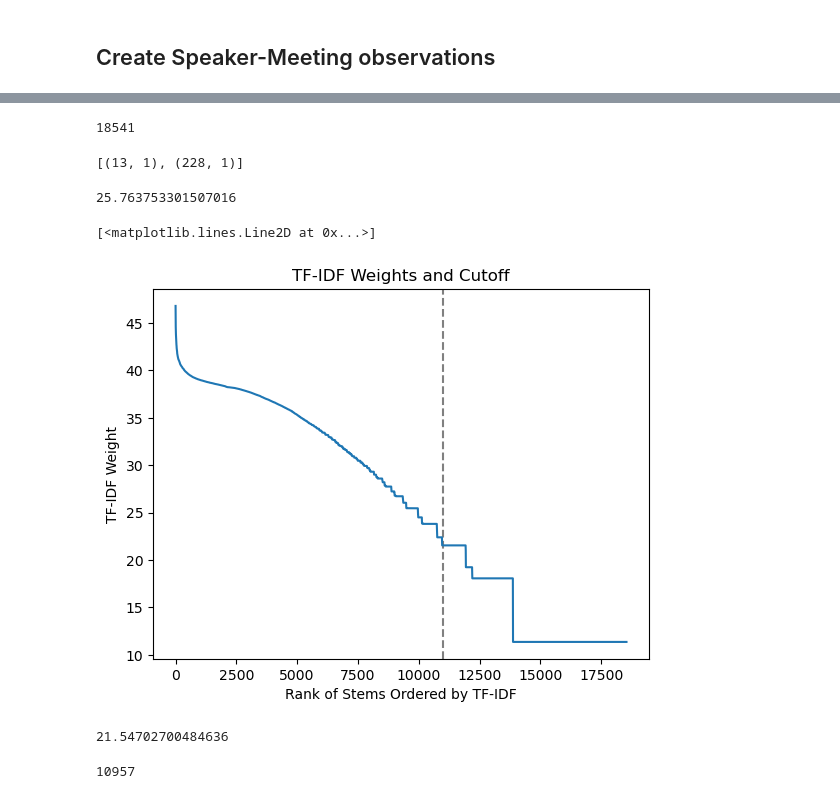
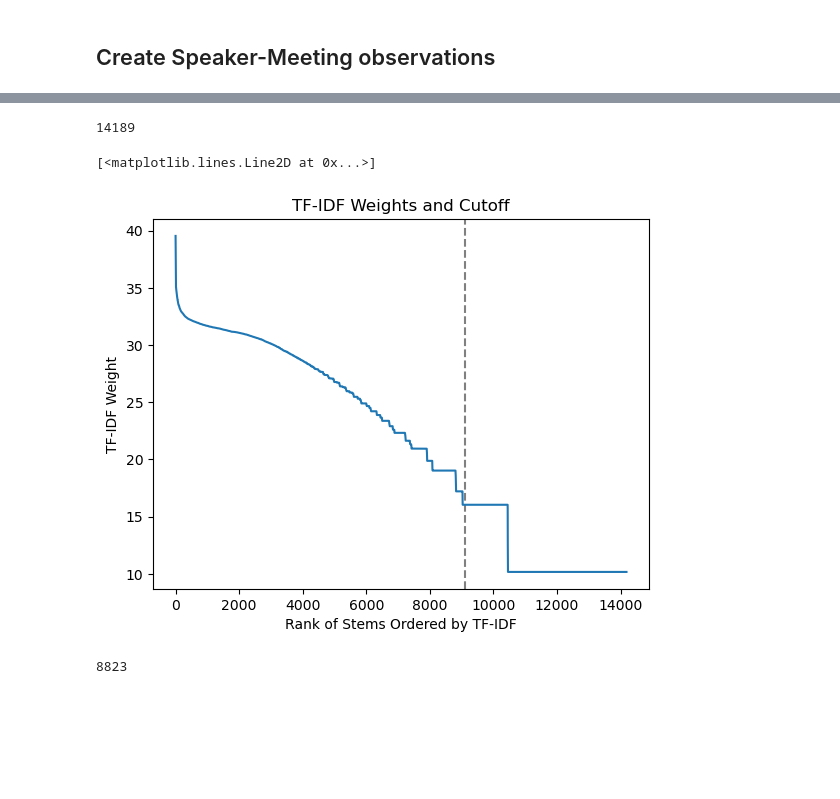
Before and after one commit to bendurham441/fed-nlp, a Jupyter notebook: prepare.ipynb, the cells around one changed output, grey strips where cells are left out. Drawn from its saved outputs; the diff is of its cells as text; code cells hidden in the pictures; blank space fills up the shorter version.

Commit message:
Reran topic modelling prep with only fomc observations in the two pertinent sections

```diff
--- a/prepare.ipynb
+++ b/prepare.ipynb
@@ -105,7 +62,7 @@ tdf.to_csv('working-csvs/transcripts_enhanced.csv')
 # %% [markdown]
 ## Create Speaker-Meeting observations
 # %%
-tdf_e = pd.read_csv('working-csvs/transcripts_enhanced.csv')
+tdf_e = pd.read_csv('working-csvs/fomc_sectioned_enhanced.csv')
 # %%
 tdf_e['type'].value_counts()
 # %% [output]
@@ -115,3 +71 @@ confcall     4383
 Name: count, dtype: int64
-# %%
-tdf_e = tdf_e[tdf_e['type'] == 'meeting']
@@ -120,11 +72,22 @@ stemmer = PorterStemmer()
+# %%
+stemmer = PorterStemmer()
+stopwords = []
+with open('stopwords/StopWords_DatesandNumbers.txt') as f:
+    lines = [line.split('|')[0].strip().lower() for line in f]
+    stopwords.extend(lines)
+with open('stopwords/StopWords_GenericLong.txt') as f:
+    lines = [line.strip().lower() for line in f]
+    stopwords.extend(lines)
+stopwords = [word for word in stopwords if len(word) > 1]
+stopwords.extend(['i', 'don'])
 # %%
-tdf_e['tokens'] = tdf_e['text_enhanced'].apply(lambda x : utils.process(x, stemmer=stemmer))
+tdf_e['tokens'] = tdf_e['text_enhanced'].apply(lambda x : process(x, stemmer=stemmer, stopwords=stopwords))
 # %%
 texts = tdf_e['tokens'].tolist()
 dictionary = Dictionary(texts)
 len(dictionary)
 # %% [output]
-18541
+14189
 # %%
 count = 0
 
@@ -146,36 +109,24 @@ for text in texts:
 idf = {i: math.log(len(texts) / doc_appears[i]) for i in range(len(dictionary))}
 tfidf_global = {i: idf[i] * (1 + math.log(freqs[i])) for i in range(len(dictionary))}
 tfidf_vals = sorted([rank for rank in tfidf_global.values()], reverse=True)
-# %%
-dictionary.doc2bow(['growth', 'product'])
-# %% [output]
-[(13, 1), (228, 1)]
-# %%
-tfidf_global[228]
-# %% [output]
-25.763753301507016
 # %%
 fig, ax = plt.subplots()
 
 ax.set_title('TF-IDF Weights and Cutoff')
 
-ax.axvline(x=11000, color='gray', linestyle='--')
+ax.axvline(x=9100, color='gray', linestyle='--')
 ax.set_xlabel('Rank of Stems Ordered by TF-IDF')
 ax.set_ylabel('TF-IDF Weight')
 
 ax.plot(tfidf_vals)
 # %% [output]
 [<matplotlib.lines.Line2D at 0x...>]
-[figure, old version]
+[figure, new version]
-# %%
-tfidf_vals[11000]
-# %% [output]
-21.54702700484636
 # %%
-tokens_to_keep = [i for i, tfidf in tfidf_global.items() if tfidf > tfidf_vals[11000]]
+tokens_to_keep = [i for i, tfidf in tfidf_global.items() if tfidf > tfidf_vals[9000]]
 len(tokens_to_keep)
 # %% [output]
-10957
+8823
 # %%
 dictionary.filter_tokens(good_ids=tokens_to_keep)
 dictionary.compactify()
```
Also changed, not shown: parts of 26 cells of this notebook, 1 other file.
